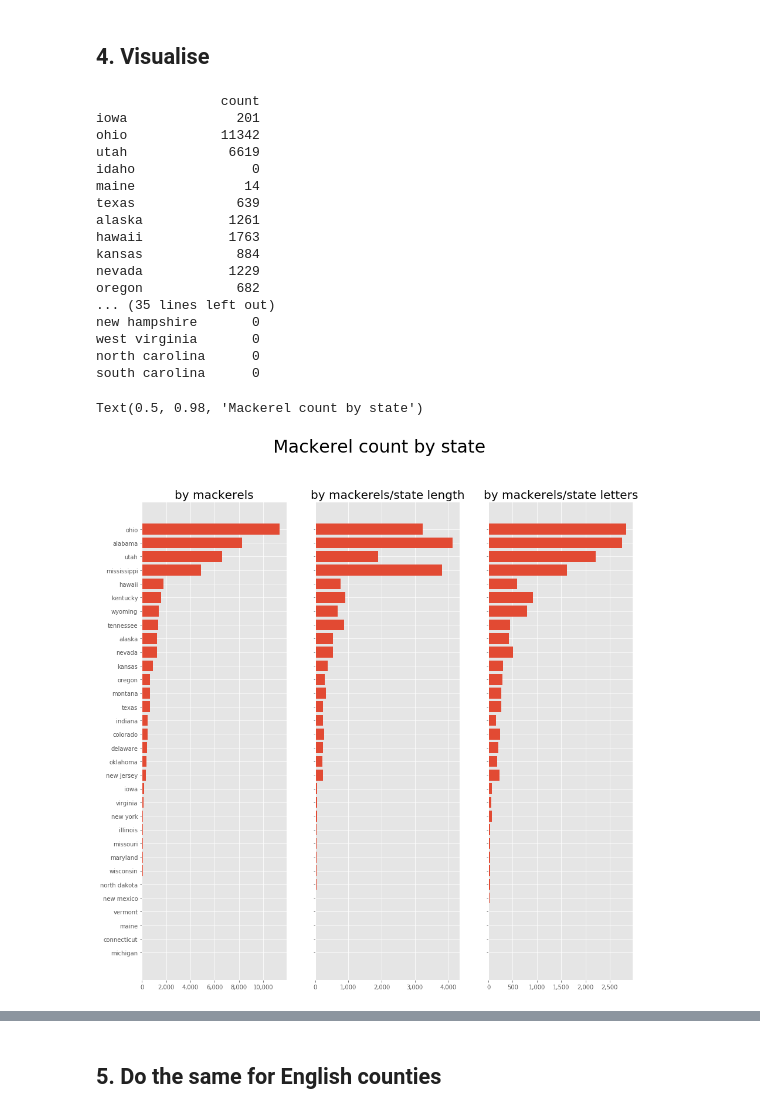
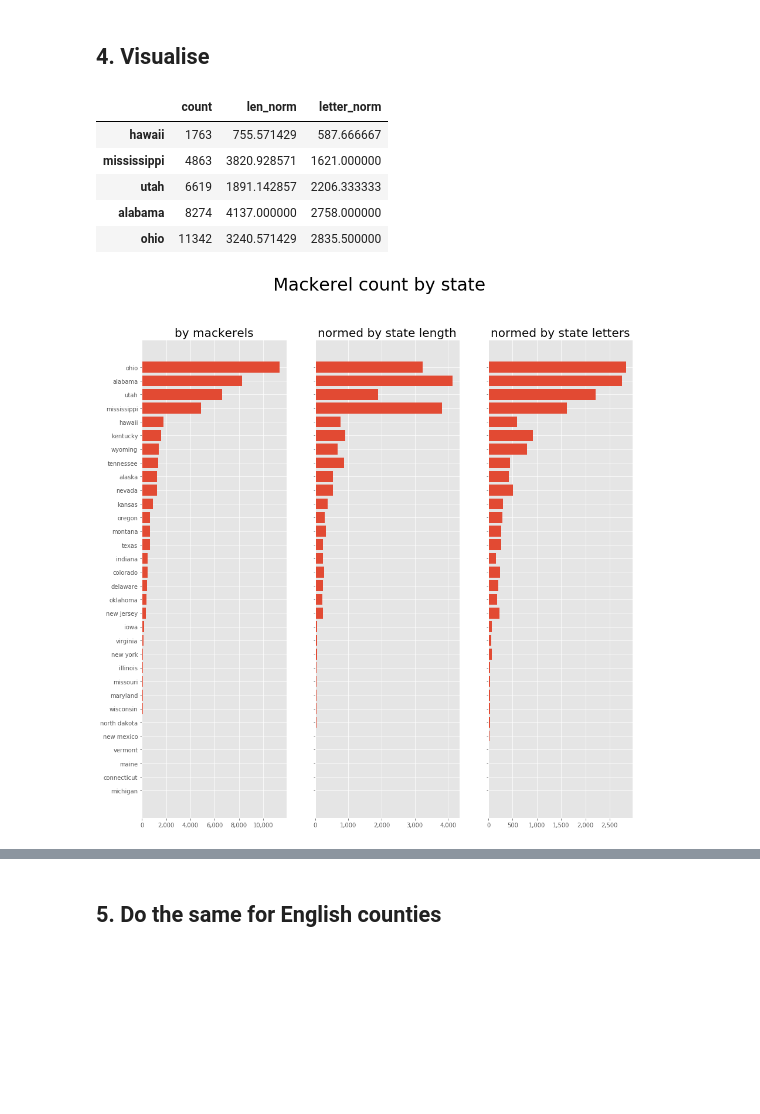
Before and after one commit to setalyas/Riddler, a Jupyter notebook: 2020-05-20 Riddler_Classic Fishy states.ipynb, the cells around one changed output, grey strips where cells are left out. Cells and saved outputs as stored; diff of their text form; code cells hidden in the pictures; blank space fills up the shorter version.

Commit message:
Longest mackerel function

```diff
--- a/2020-05-20 Riddler_Classic Fishy states.ipynb
+++ b/2020-05-20 Riddler_Classic Fishy states.ipynb
@@ -174,26 +169,2 @@ south carolina []
 # %% [markdown]
 ## 4. Visualise
-# %%
-mackerel_counts = pd.DataFrame(index=state_list, columns=['count'])
-for state in state_list:
-    state_mackerels_all[state]['len'] = len(state_mackerels_all[state]['words'])
-    mackerel_counts.loc[state, 'count'] = state_mackerels_all[state]['len']
-print(mackerel_counts)
-# %% [output]
-                count
-iowa              201
-ohio            11342
-utah             6619
-idaho               0
-maine              14
-texas             639
-alaska           1261
-hawaii           1763
-kansas            884
-nevada           1229
-oregon            682
-... (35 lines left out)
-new hampshire       0
-west virginia       0
-north carolina      0
-south carolina      0
@@ -210,13 +171,42 @@ mackerel_counts_nonzero = mackerel_counts[mackerel_counts['count'] > 0]
+# %%
+def get_mackerel_counts(reference_list, reference_dict):
+    # Make a df of the counts
+    mackerel_counts = pd.DataFrame(index=reference_list, columns=['count'])
+    for unit in reference_list:
+        reference_dict[unit]['len'] = len(reference_dict[unit]['words'])
+        mackerel_counts.loc[unit, 'count'] = reference_dict[unit]['len']
+    mackerel_counts.sort_values(by='count', inplace=True)
+    # Add in normed measures
+    max_len = max([len(unit) for unit in reference_list])
+    max_let = max([len(str2set(unit)) for unit in reference_list])
+    for unit in mackerel_counts.index:
+        mackerel_counts.loc[unit, 'len_norm'] = mackerel_counts.loc[unit, 'count'] * len(unit) / max_len
+        mackerel_counts.loc[unit, 'letter_norm'] = mackerel_counts.loc[unit, 'count'] * len(str2set(unit)) / max_let
+    return mackerel_counts
+
+state_mackerel_counts = get_mackerel_counts(state_list, state_mackerels)
+state_mackerel_counts.tail()
+# %% [output]
+|  | count | len_norm | letter_norm |
+| hawaii | 1763 | 755.571429 | 587.666667 |
+| mississippi | 4863 | 3820.928571 | 1621.000000 |
+| utah | 6619 | 1891.142857 | 2206.333333 |
+| alabama | 8274 | 4137.000000 | 2758.000000 |
+| ohio | 11342 | 3240.571429 | 2835.500000 |
 # %%
-fig, axs = plt.subplots(1, 3, figsize=(15, 15), sharey=True)
+def plot_mackerel_counts(reference_df, unit_string):
+    # Plot
+    mackerel_counts_nonzero = reference_df[reference_df['count'] > 0]
+    fig, axs = plt.subplots(1, 3, figsize=(15, 15), sharey=True)
+    cols = ['count', 'len_norm', 'letter_norm']
+    titles = ['by mackerels', 'normed by {} length'.format(unit_string), 'normed by {} letters'.format(unit_string)]
+    for (ax, col, title) in zip(axs, cols, titles):
+        ax.barh(mackerel_counts_nonzero.index, mackerel_counts_nonzero[col])
+        ax.set_title(title, fontsize=20)
+        ax.xaxis.set_major_formatter(thou_fmt)
+    plt.suptitle('Mackerel count by {}'.format(unit_string), fontsize=30)
+    plt.savefig('2020-05-20_Mackerel-count_{}.png'.format(unit_string))
 
-cols = ['count', 'len_norm', 'letter_norm']
-titles = ['by mackerels', 'by mackerels/state length', 'by mackerels/state letters']
-for (ax, col, title) in zip(axs, cols, titles):
-    ax.barh(mackerel_counts_nonzero.index, mackerel_counts_nonzero[col])
-    ax.set_title(title, fontsize=20)
-    ax.xaxis.set_major_formatter(thou_fmt)
-plt.suptitle('Mackerel count by state', fontsize=30)
+plot_mackerel_counts(state_mackerel_counts, "state")
 # %% [output]
-Text(0.5, 0.98, 'Mackerel count by state')
-[figure, old version]
+[figure, new version]
```
Also changed, not shown: parts of 14 cells of this notebook, 2 other files.
